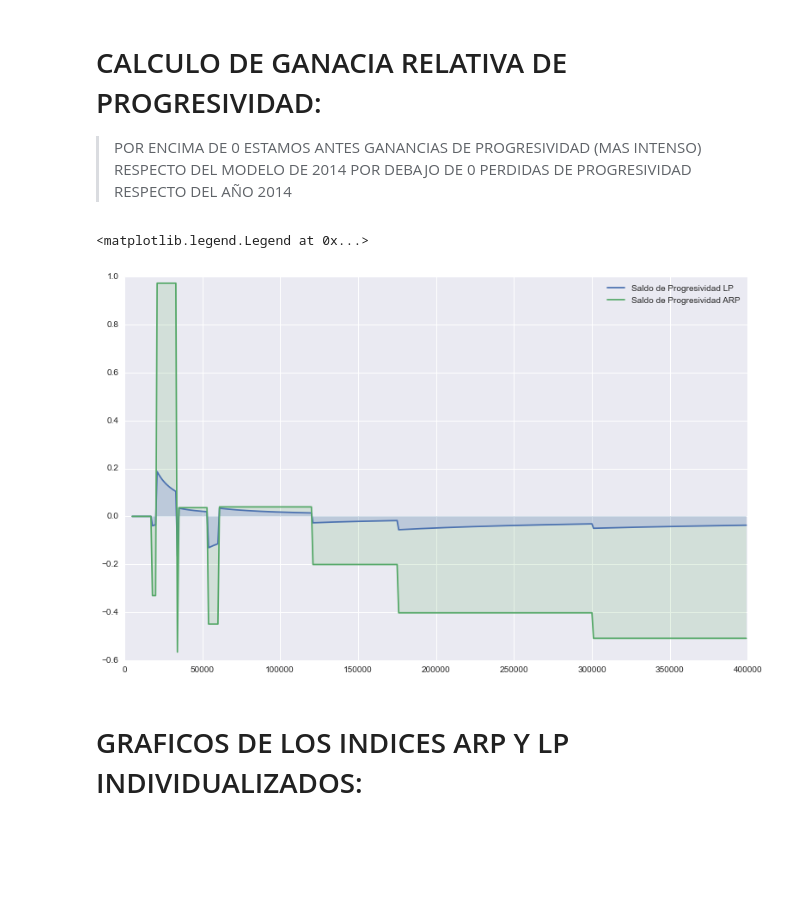
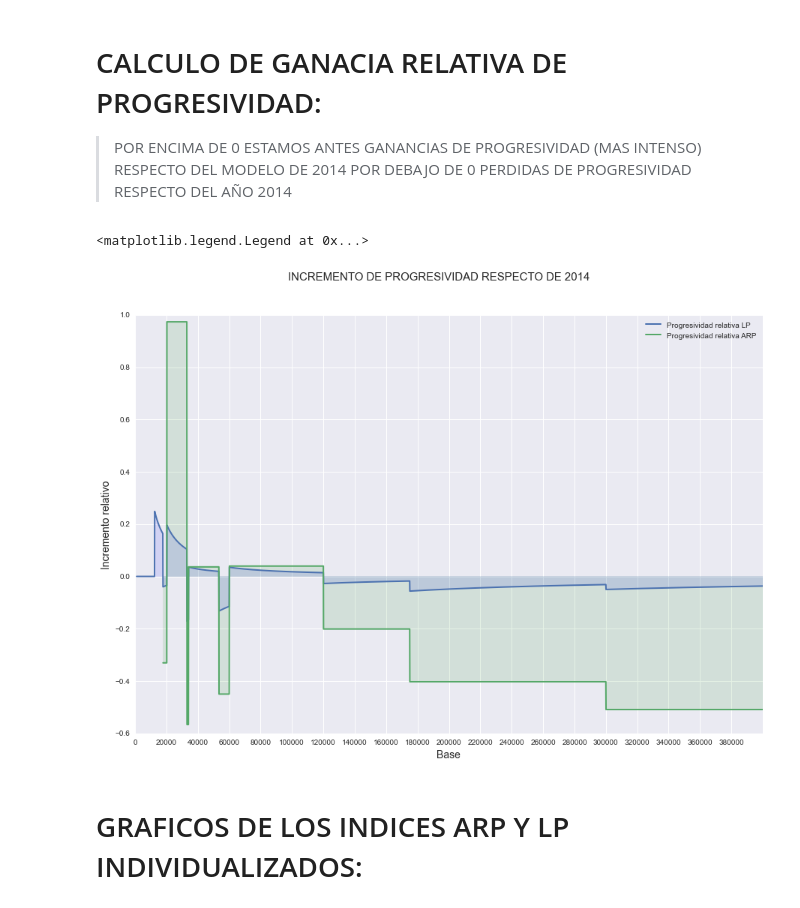
Before and after one commit to mmngreco/prog_local_irpf, a Jupyter notebook: an_prog_fiscal.ipynb, the cells around one changed output. Cells and saved outputs as stored; diff of their text form; code cells hidden in the pictures; blank space fills up the shorter version.

```diff
--- a/an_prog_fiscal.ipynb
+++ b/an_prog_fiscal.ipynb
@@ -68,7 +64,7 @@ try:
     else:
         base_sim = range(5000, 400000, 1000)
 except (RuntimeError, TypeError, NameError):
-    base_sim = range(5000, 400000, 1000)
+    base_sim = np.arange(1000, 400000, 100)
 
 # DECLARAMOS LAS INCOGNITAS:
 
@@ -424,30 +466,32 @@ plt.margins(0.03)
 # %%
 # CALCULO DE GANANCIA O PERDIDA DE PROGRESIVIDAD CON LOS INDICES LP Y ARP NORMALIZADOS
 
 inc_arp = []
 inc_lp = []
 
 
 for i in range(len(base_sim)):
     try:
 
         inc_arp.append((ARP_2015[i] / arp_actual[i]) - 1 )
         inc_lp.append((LP_2015[i] / lp_actual[i]) - 1 )
-    except ZeroDivisionError:
+    except:
         inc_arp.append(0)
         inc_lp.append(0)
 
-plt.figure("saldo", figsize = (13,8), dpi = 800)
-plt.figure("saldo")
-plt.plot(base_sim, inc_lp, label = "Saldo de Progresividad LP")
-plt.plot(base_sim, inc_arp, label = "Saldo de Progresividad ARP")
+plt.figure("prog_relativa", figsize = (15,10), dpi = 900)
+plt.suptitle("INCREMENTO DE PROGRESIVIDAD RESPECTO DE 2014", fontsize=15)
+plt.plot(base_sim, inc_lp, label = "Progresividad relativa LP", linewidth=2)
+plt.plot(base_sim, inc_arp, label = "Progresividad relativa ARP", linewidth=2)
 plt.fill_between(base_sim, inc_lp, 0, color = "b", alpha = 0.1,)
 plt.fill_between(base_sim, inc_arp, 0, color = "g", alpha = 0.1,)
-
+plt.xticks(np.arange(0, 400000, 20000))
+plt.xlabel("Base", fontsize=14)
+plt.ylabel("Incremento relativo", fontsize=14)
 plt.legend()
 # %% [output]
 <matplotlib.legend.Legend at 0x...>
-[figure, old version]
+[figure, new version]
 # %% [markdown]
 # GRAFICOS DE LOS INDICES ARP Y LP INDIVIDUALIZADOS:
 # %%
```
Also changed, not shown: parts of 37 cells of this notebook.
